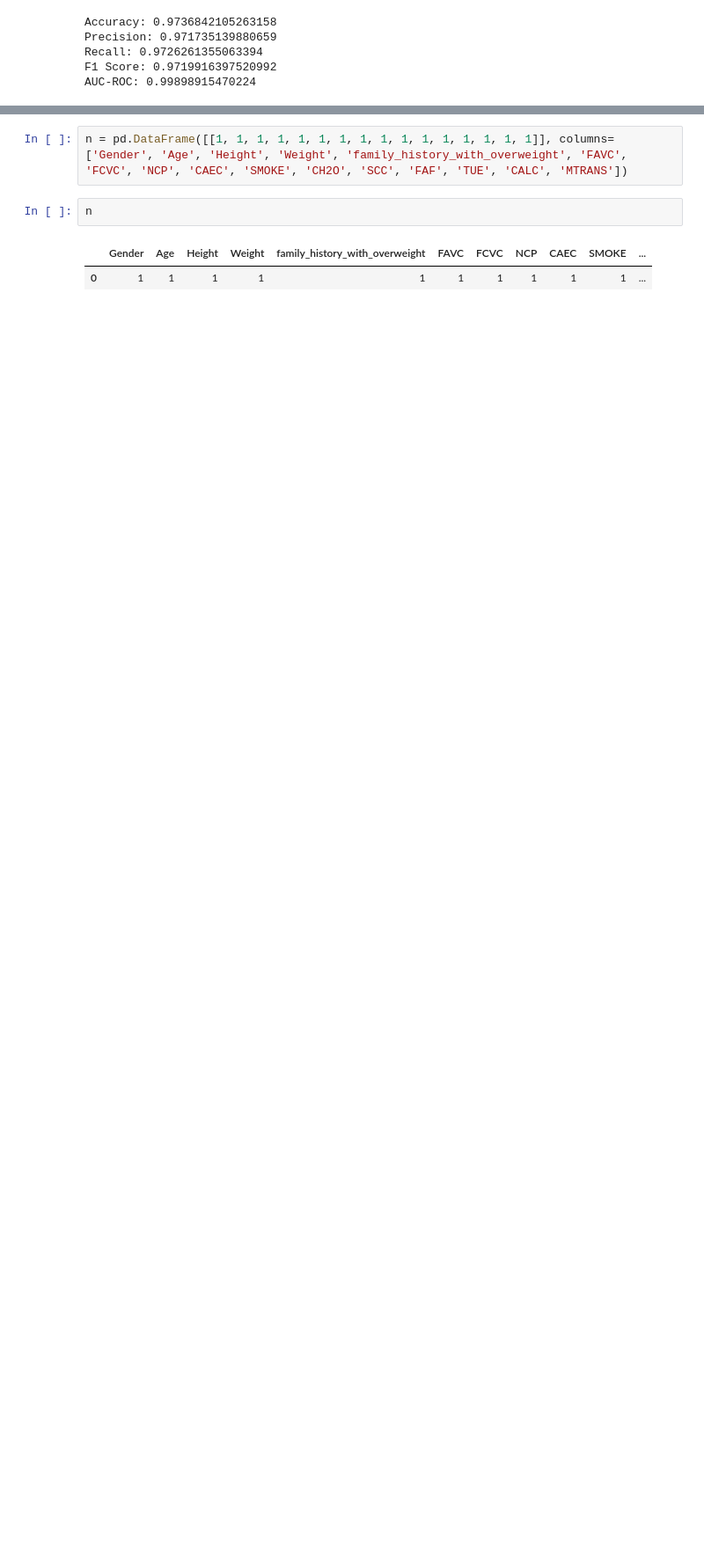
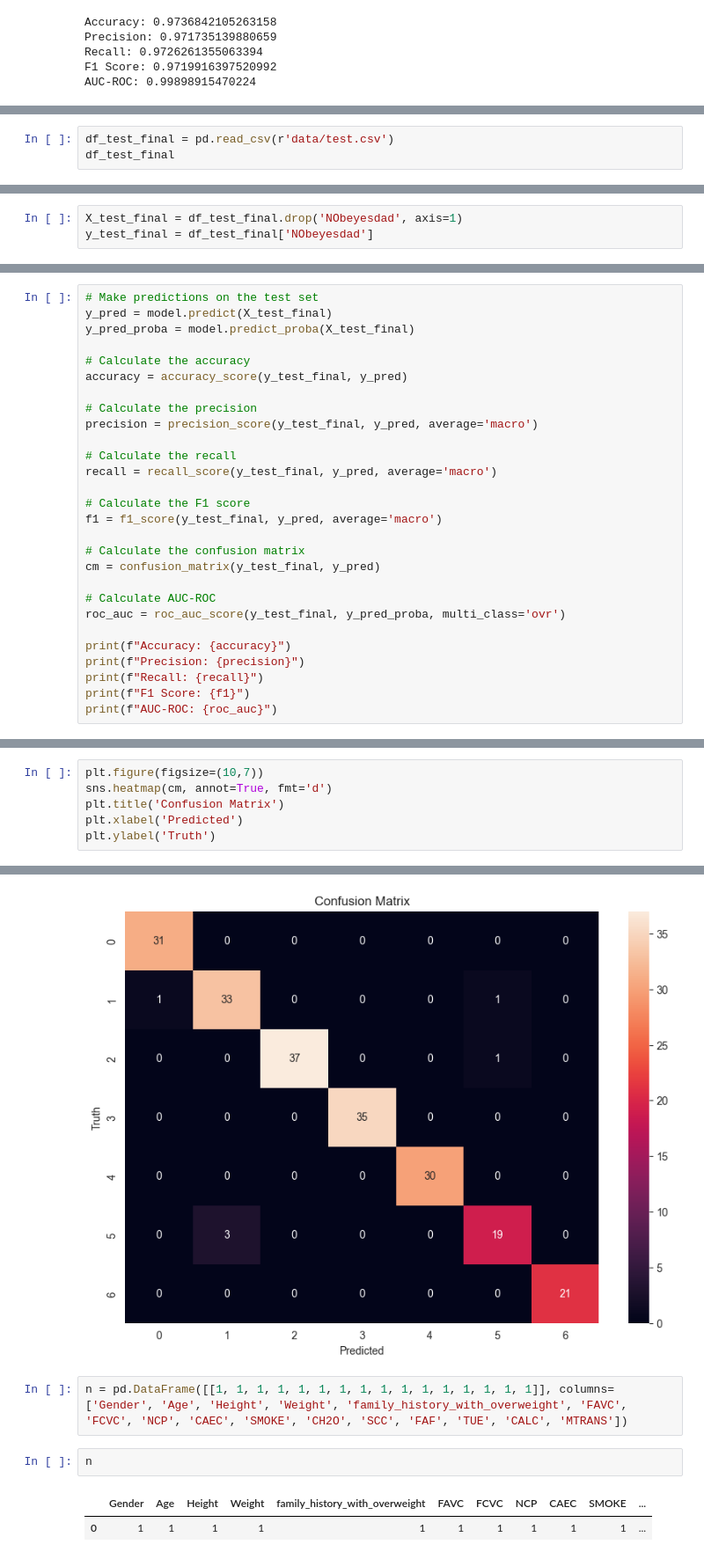
Before and after one commit to othytrigui/Obesity-level-prediction, a Jupyter notebook: main.ipynb, the cells around one changed output, grey strips where cells are left out. Shown at 88% size. Saved outputs shown, nothing was run; the diff lists cells and outputs as text; blank space fills up the shorter version.

```diff
--- a/main.ipynb
+++ b/main.ipynb
@@ -188,0 +203,3 @@ plt.ylabel('Truth')
+# %%
+df_test_final = pd.read_csv(r'data/test.csv')
+df_test_final
@@ -188,0 +243,3 @@ plt.ylabel('Truth')
+# %%
+X_test_final = df_test_final.drop('NObeyesdad', axis=1)
+y_test_final = df_test_final['NObeyesdad']
@@ -188,0 +262,28 @@ plt.ylabel('Truth')
+# %%
+# Make predictions on the test set
+y_pred = model.predict(X_test_final)
+y_pred_proba = model.predict_proba(X_test_final)
+
+# Calculate the accuracy
+accuracy = accuracy_score(y_test_final, y_pred)
+
+# Calculate the precision
+precision = precision_score(y_test_final, y_pred, average='macro')
+
+# Calculate the recall
+recall = recall_score(y_test_final, y_pred, average='macro')
+
+# Calculate the F1 score
+f1 = f1_score(y_test_final, y_pred, average='macro')
+
+# Calculate the confusion matrix
+cm = confusion_matrix(y_test_final, y_pred)
+
+# Calculate AUC-ROC
+roc_auc = roc_auc_score(y_test_final, y_pred_proba, multi_class='ovr')
+
+print(f"Accuracy: {accuracy}")
+print(f"Precision: {precision}")
+print(f"Recall: {recall}")
+print(f"F1 Score: {f1}")
+print(f"AUC-ROC: {roc_auc}")
@@ -188,0 +296,7 @@ plt.ylabel('Truth')
+# %%
+plt.figure(figsize=(10,7))
+sns.heatmap(cm, annot=True, fmt='d')
+plt.title('Confusion Matrix')
+plt.xlabel('Predicted')
+plt.ylabel('Truth')
+# %% [output]
@@ -189,3 +304,4 @@ plt.ylabel('Truth')
+[figure, added]
 # %%
 n = pd.DataFrame([[1, 1, 1, 1, 1, 1, 1, 1, 1, 1, 1, 1, 1, 1, 1, 1]], columns=['Gender', 'Age', 'Height', 'Weight', 'family_history_with_overweight', 'FAVC', 'FCVC', 'NCP', 'CAEC', 'SMOKE', 'CH2O', 'SCC', 'FAF', 'TUE', 'CALC', 'MTRANS'])
 # %%
```
Also changed, not shown: parts of 9 cells of this notebook, 1 other file.
